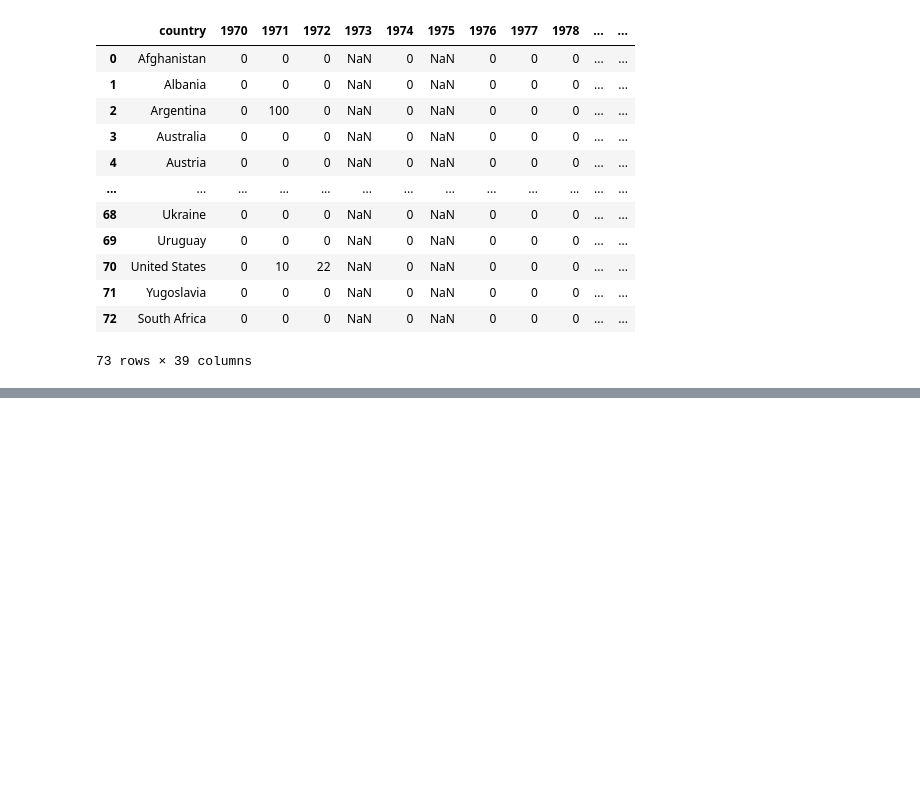
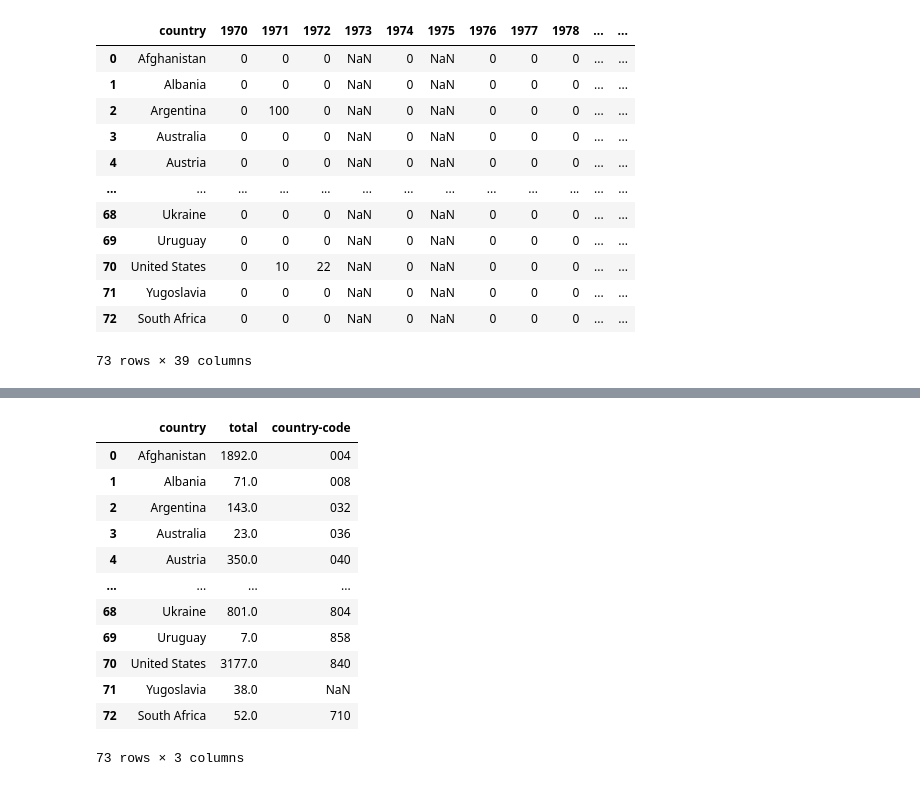
Before and after one commit to mel-liow/climate-analysis, a Jupyter notebook: climate_analysis.ipynb, the cells around one changed output, grey strips where cells are left out. Saved outputs shown, nothing was run; the diff lists cells and outputs as text; code cells hidden in the pictures; blank space fills up the shorter version.

```diff
--- a/climate_analysis.ipynb
+++ b/climate_analysis.ipynb
@@ -281,0 +306,39 @@ temp_deaths
+# %%
+from vega_datasets import data
+
+country_info = pd.read_csv(
+    'https://raw.githubusercontent.com/lukes/ISO-3166-Countries-with-Regional-Codes/master/all/all.csv',
+    converters={'country-code': lambda x: str(x)}
+)
+
+country_info = country_info.replace({'Bolivia (Plurinational State of)': 'Bolivia',
+                          'Czechia': 'Czech Republic',
+                           'United Kingdom of Great Britain and Northern Ireland': 'United Kingdom',
+                           'Hong Kong': 'Hong Kong, China',
+                           'Korea, Republic of': 'South Korea',
+                           'Moldova, Republic of': 'Moldova',
+                           'Russian Federation': 'Russia',
+                           'United States of America': 'United States',
+                           'Serbia': 'Serbia and Montenegro',
+                           'Slovakia': 'Slovak Republic'
+                          })
+
+country_info['country'] = country_info['name']
+
+total_deaths = pd.merge(temp_deaths, country_info, on='country', how='left')
+total_deaths = total_deaths[['country', 'total', 'country-code']]
+total_deaths
+# %% [output]
+|  | country | total | country-code |
+| 0 | Afghanistan | 1892.0 | 004 |
+| 1 | Albania | 71.0 | 008 |
+| 2 | Argentina | 143.0 | 032 |
+| 3 | Australia | 23.0 | 036 |
+| 4 | Austria | 350.0 | 040 |
+| ... | ... | ... | ... |
+| 68 | Ukraine | 801.0 | 804 |
+| 69 | Uruguay | 7.0 | 858 |
+| 70 | United States | 3177.0 | 840 |
+| 71 | Yugoslavia | 38.0 | NaN |
+| 72 | South Africa | 52.0 | 710 |
+73 rows × 3 columns
```
Also changed, not shown: parts of 5 cells of this notebook, 1 other file.
